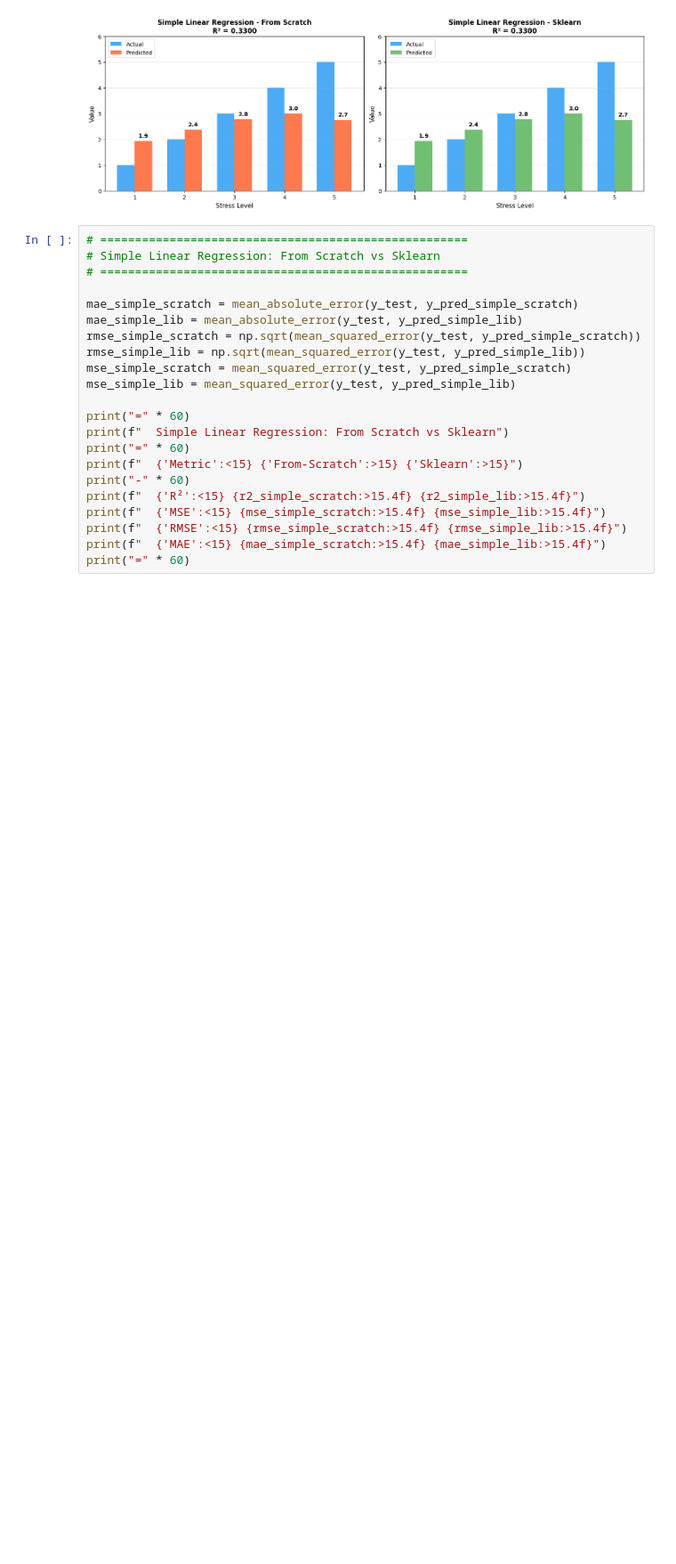
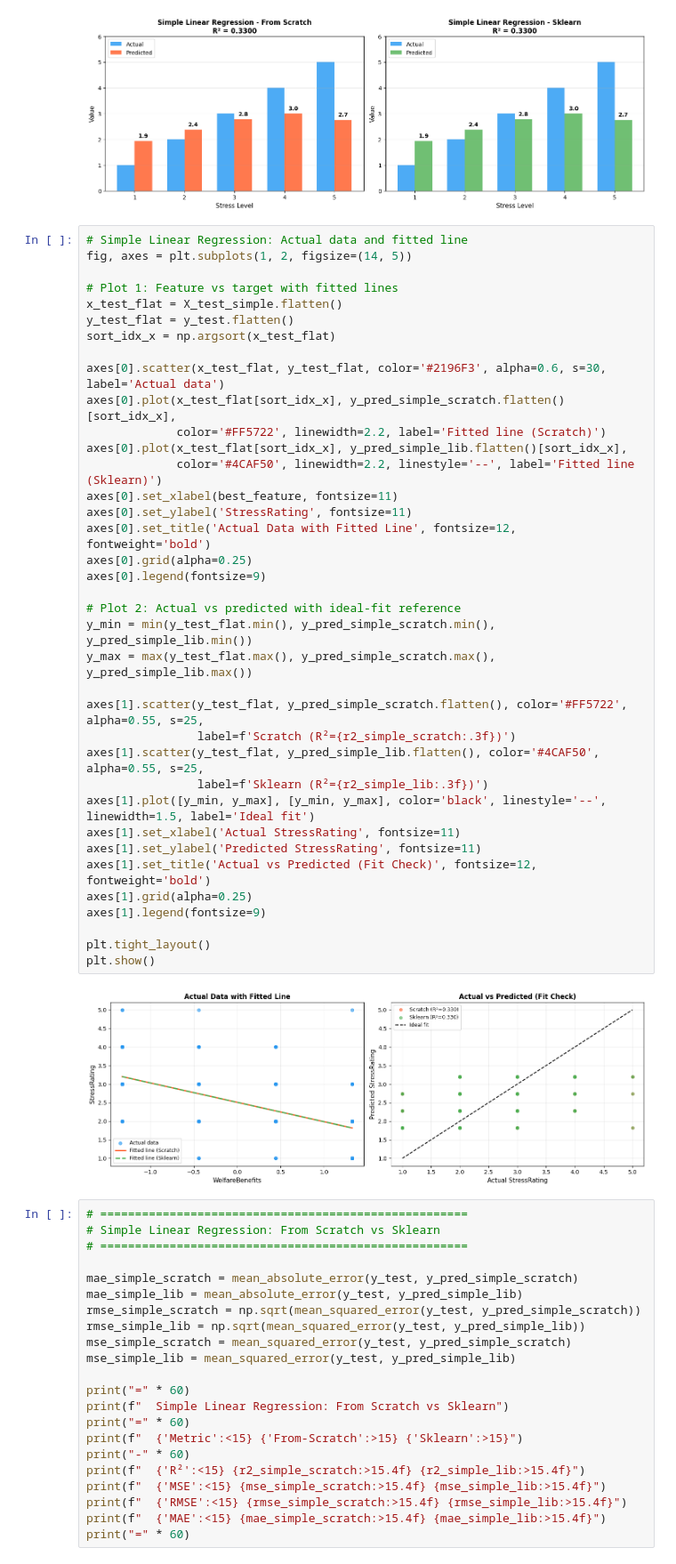
Before and after one commit to jiraphat48026/HR-Machine-Learning-Project, a Jupyter notebook: models/regression.ipynb, the cells around one changed output. Shown at 89% size. Cells and saved outputs as stored; diff of their text form; blank space fills up the shorter version.

```diff
--- a/models/regression.ipynb
+++ b/models/regression.ipynb
@@ -236,6 +236,45 @@ plt.tight_layout()
 plt.show()
 # %% [output]
 [figure]
+# %%
+# Simple Linear Regression: Actual data and fitted line
+fig, axes = plt.subplots(1, 2, figsize=(14, 5))
+
+# Plot 1: Feature vs target with fitted lines
+x_test_flat = X_test_simple.flatten()
+y_test_flat = y_test.flatten()
+sort_idx_x = np.argsort(x_test_flat)
+
+axes[0].scatter(x_test_flat, y_test_flat, color='#2196F3', alpha=0.6, s=30, label='Actual data')
+axes[0].plot(x_test_flat[sort_idx_x], y_pred_simple_scratch.flatten()[sort_idx_x],
+             color='#FF5722', linewidth=2.2, label='Fitted line (Scratch)')
+axes[0].plot(x_test_flat[sort_idx_x], y_pred_simple_lib.flatten()[sort_idx_x],
+             color='#4CAF50', linewidth=2.2, linestyle='--', label='Fitted line (Sklearn)')
+axes[0].set_xlabel(best_feature, fontsize=11)
+axes[0].set_ylabel('StressRating', fontsize=11)
+axes[0].set_title('Actual Data with Fitted Line', fontsize=12, fontweight='bold')
+axes[0].grid(alpha=0.25)
+axes[0].legend(fontsize=9)
+
+# Plot 2: Actual vs predicted with ideal-fit reference
+y_min = min(y_test_flat.min(), y_pred_simple_scratch.min(), y_pred_simple_lib.min())
+y_max = max(y_test_flat.max(), y_pred_simple_scratch.max(), y_pred_simple_lib.max())
+
+axes[1].scatter(y_test_flat, y_pred_simple_scratch.flatten(), color='#FF5722', alpha=0.55, s=25,
+                label=f'Scratch (R²={r2_simple_scratch:.3f})')
+axes[1].scatter(y_test_flat, y_pred_simple_lib.flatten(), color='#4CAF50', alpha=0.55, s=25,
+                label=f'Sklearn (R²={r2_simple_lib:.3f})')
+axes[1].plot([y_min, y_max], [y_min, y_max], color='black', linestyle='--', linewidth=1.5, label='Ideal fit')
+axes[1].set_xlabel('Actual StressRating', fontsize=11)
+axes[1].set_ylabel('Predicted StressRating', fontsize=11)
+axes[1].set_title('Actual vs Predicted (Fit Check)', fontsize=12, fontweight='bold')
+axes[1].grid(alpha=0.25)
+axes[1].legend(fontsize=9)
+
+plt.tight_layout()
+plt.show()
+# %% [output]
+[figure, added]
 # %%
 # =====================================================
 # Simple Linear Regression: From Scratch vs Sklearn
```
Also changed, not shown: parts of 1 cell of this notebook.
